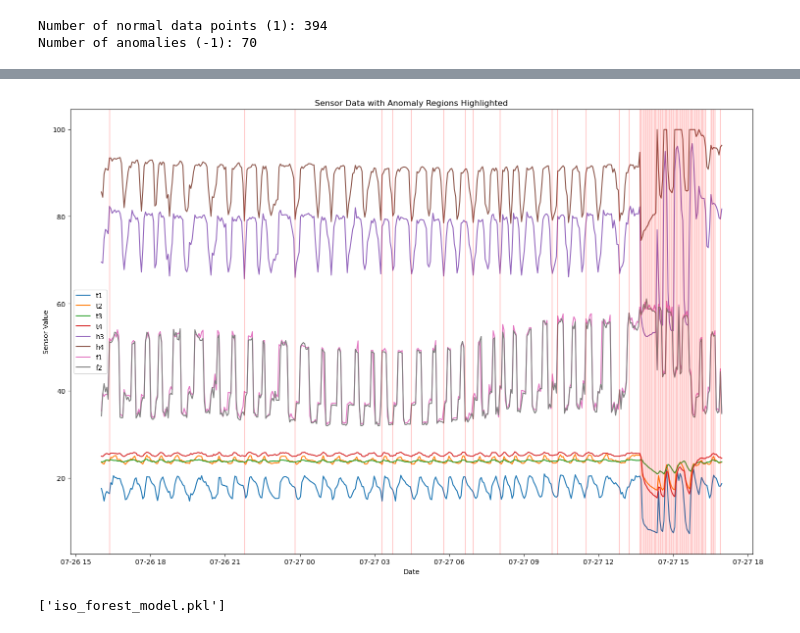
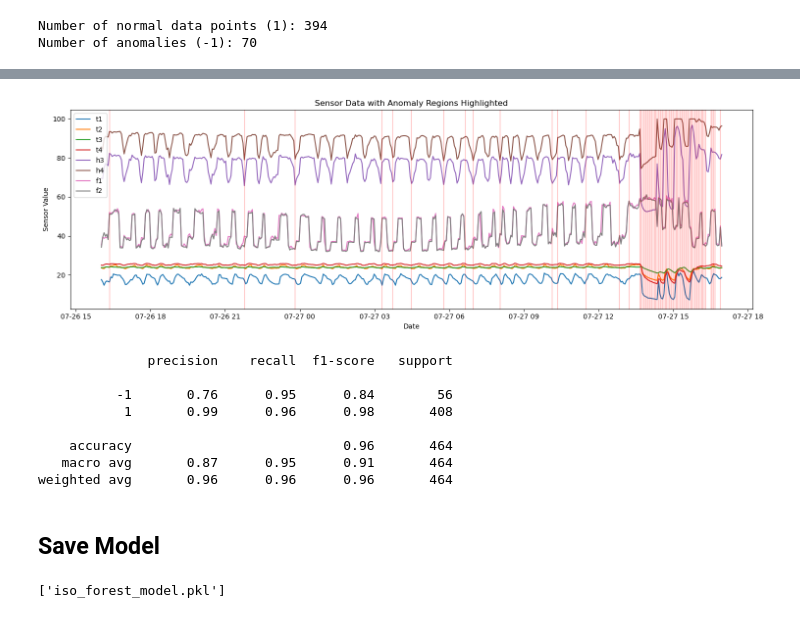
Before and after one commit to UVG2022-TEAM/ad_model, a Jupyter notebook: ad_iot.ipynb, the cells around one changed output, grey strips where cells are left out. Drawn from its saved outputs; the diff is of its cells as text; code cells hidden in the pictures.

```diff
--- a/ad_iot.ipynb
+++ b/ad_iot.ipynb
@@ -7,6 +27,6 @@ from joblib import dump, load
 # %%
 # Read the CSV file and select only the desired columns
-cols_to_read = ['date', 't1', 't2', 't3', 't4', 'h3', 'h4', 'f1', 'f2']
+cols_to_read = ['date', 't1', 't2', 't3', 't4', 'h3', 'h4', 'f1', 'f2', 'truth']
 data = pd.read_csv('parroquia.csv', usecols=cols_to_read, parse_dates=['date'])
 # %%
 data.shape
@@ -37,6 +76,6 @@ plt.show()
 # %%
 # Drop the 'date' column as it's not needed for model training
-data_for_training = data.drop(columns=['date'])
+data_for_training = data.drop(columns=['date', 'truth'])
 
 data_for_training
 # %% [output]
@@ -93,20 +134,20 @@ print(data[['date', 'anomaly_score']].head())
 # %%
 # Plotting the original sensor data with shaded anomaly regions
-plt.figure(figsize=(15, 10))
+plt.figure(figsize=(15, 5))
 
 sensors = ['t1', 't2', 't3', 't4', 'h3', 'h4', 'f1', 'f2']
 for sensor in sensors:
     plt.plot(data['date'], data[sensor], label=sensor)
 
 anomaly_dates = data[data['anomaly'] == -1]['date']
 for anomaly_date in anomaly_dates:
     plt.axvline(x=anomaly_date, color='red', alpha=0.2)
 
 plt.legend()
 plt.title('Sensor Data with Anomaly Regions Highlighted')
 plt.xlabel('Date')
 plt.ylabel('Sensor Value')
 plt.tight_layout()
 plt.show()
 # %% [output]
-[figure, old version]
+[figure, new version]
@@ -113,3 +159,16 @@ plt.show()
+# %%
+print(report)
+# %% [output]
+              precision    recall  f1-score   support
+
+          -1       0.76      0.95      0.84        56
+           1       0.99      0.96      0.98       408
+
+    accuracy                           0.96       464
+   macro avg       0.87      0.95      0.91       464
+weighted avg       0.96      0.96      0.96       464
+# %% [markdown]
+## Save Model
 # %%
 # Save the trained model as a .pkl file
 dump(iso_forest, 'iso_forest_model.pkl')
```
Also changed, not shown: parts of 16 cells of this notebook, 2 other files.
